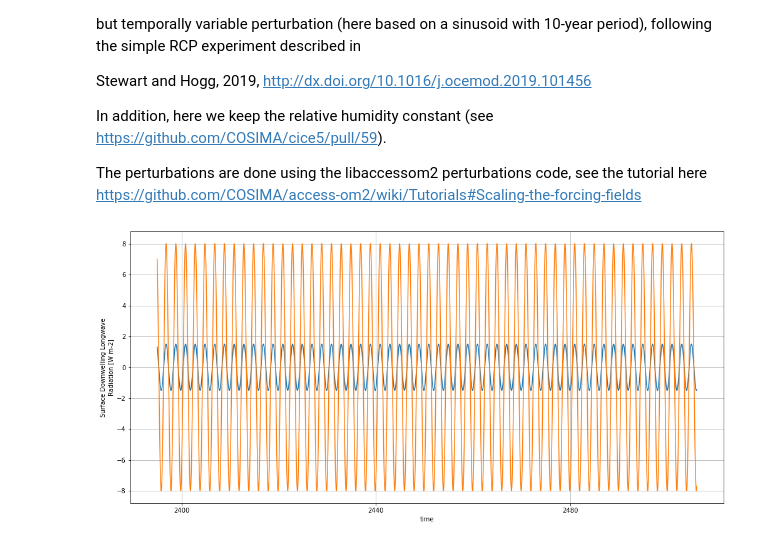
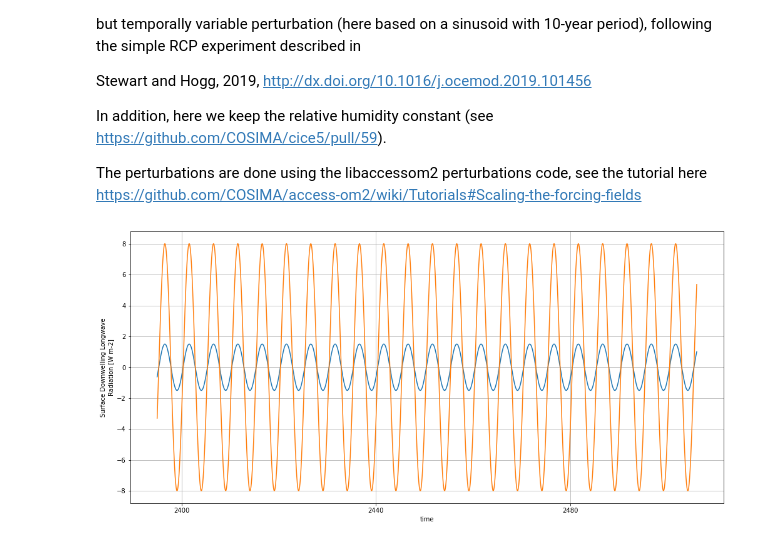
Before and after one commit to mpudig/1deg_jra55_ryf, a Jupyter notebook: ACCESS-OM2_OceanHeat_Make_Scaling.ipynb, the cells around one changed output. Cells and saved outputs as stored; diff of their text form; code cells hidden in the pictures.

```diff
--- a/ACCESS-OM2_OceanHeat_Make_Scaling.ipynb
+++ b/ACCESS-OM2_OceanHeat_Make_Scaling.ipynb
@@ -29,8 +29,8 @@ Tin = JRAin + 'RYF.tas.1990_1991.nc' # Air temperature forcing file
 LRin = JRAin + 'RYF.rlds.1990_1991.nc' # Longwave radiation forcing file
 
 JRAout = '/scratch/e14/mp2135/access-om2/input/' # Output location for storing scaling files created by this script
-Tout = JRAout + 'RYF.tas.1990_1991_sinusoid_x1_period2.nc' # Air temperature scaling file
-LRout = JRAout + 'RYF.rlds.1990_1991_sinusoid_x1_period2.nc' # Longwave radiation scaling file
+Tout = JRAout + 'RYF.tas.1990_1991_sinusoid_x1_period5.nc' # Air temperature scaling file
+LRout = JRAout + 'RYF.rlds.1990_1991_sinusoid_x1_period5.nc' # Longwave radiation scaling file
 # %%
 # Define start and end times (based on "experiment" calendar, see https://github.com/COSIMA/access-om2/wiki/Tutorials#Scaling-the-forcing-fields)
 
@@ -44,7 +44,7 @@ seconds_in_year = (cftime.DatetimeNoLeap(1901,1,1,0,0,0,0) - cftime.DatetimeNoLe
 # Define sinusoid properties:
 Tamp = 1.5  # degrees C
 LRamp = 8   # Wm-2
-period = 2 * 365.25 / 365 # years. NB: Need to scale the period to get rid of the leap year calendar issue that was not resolved as at 31/08/21.
+period = 5 * 365.25 / 365 # years. NB: Need to scale the period to get rid of the leap year calendar issue that was not resolved as at 31/08/21.
 zeroYR = 0  # years
 
 # Extract time series and structure from original files:
@@ -56,32 +56,32 @@ timeFULL = np.concatenate(np.array([np.array([cftime.DatetimeNoLeap(year,x.month
 timeYR = np.array([(x-cftime.DatetimeNoLeap(1900,1,1,0,0,0,0)).total_seconds()/seconds_in_year for x in timeFULL])
 
 # Make sinusoids:
 tas_ts = Tamp*np.sin(2*np.pi*(timeYR-zeroYR)/period)
 rlds_ts = LRamp*np.sin(2*np.pi*(timeYR-zeroYR)/period)
 
 # Create new Datasets:
 tas = xr.DataArray(tas_ts, dims=['time'], coords={'time': timeFULL}, attrs=Tds_in.tas.attrs)
 Tds_out = Tds_in.drop_vars('tas').assign_coords({'time':timeFULL})
 Tds_out['tas'] = tas
 Tds_out.attrs.update({'title': 'Scaling for ' + Tds_out.attrs['title']})
 Tds_out.time.attrs.update(Tds_in.time.attrs)
 Tds_out.time.encoding['units'] = "days since '1900-01-01'"
 
 rlds = xr.DataArray(rlds_ts, dims=['time'], coords={'time': timeFULL}, attrs=LRds_in.rlds.attrs)
 LRds_out = LRds_in.drop_vars('rlds').assign_coords({'time':timeFULL})
 LRds_out['rlds'] = rlds
 LRds_out.attrs.update({'title': 'Scaling for ' + LRds_out.attrs['title']})
 LRds_out.time.attrs.update(LRds_in.time.attrs)
 LRds_out.time.encoding['units'] = "days since '1900-01-01'"
 
 # Plot as check:
 plt.figure(figsize=(17,8))
 Tds_out.tas.plot()
 LRds_out.rlds.plot()
 plt.grid()
 
-# # Save back to netcdf:
+# Save back to netcdf:
 LRds_out.to_netcdf(LRout)
 Tds_out.to_netcdf(Tout)
 # %% [output]
-[figure, old version]
+[figure, new version]
```
Also changed, not shown: 2 other files.
